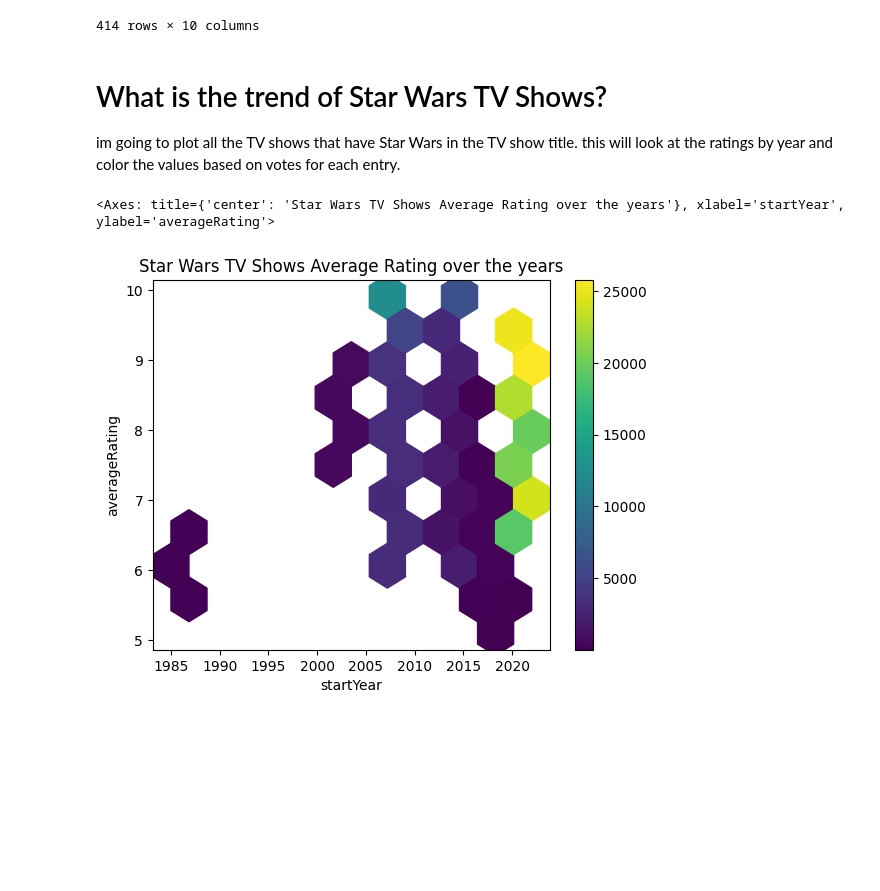
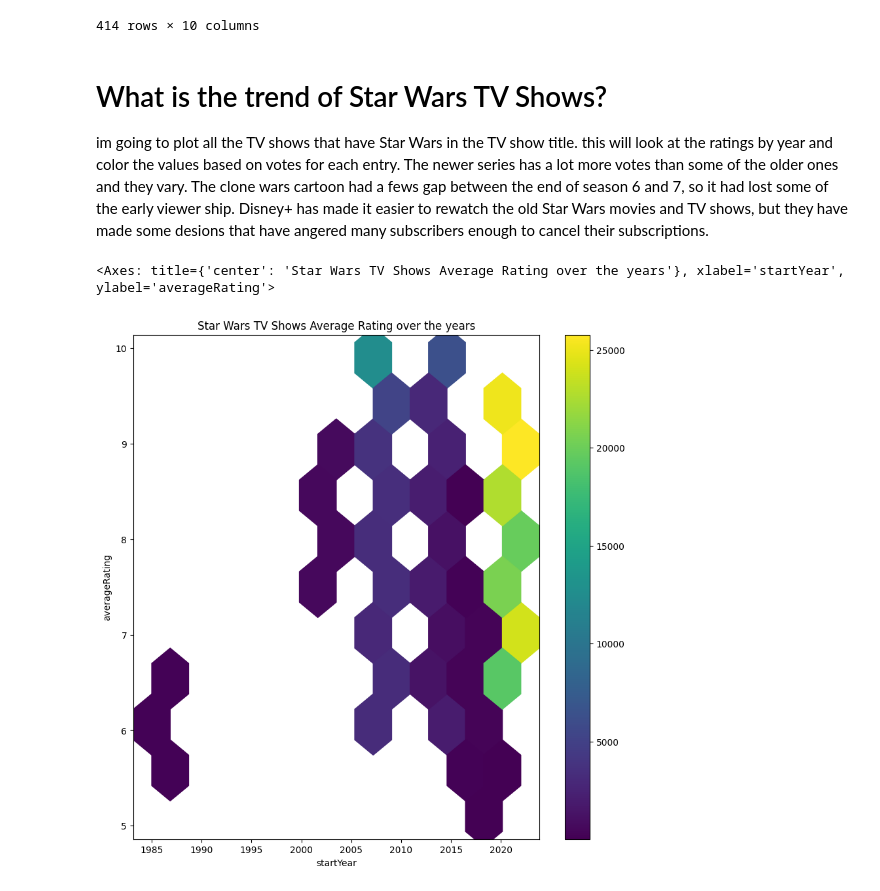
Before and after one commit to salamcast/IMDBnotebooks-DataAnalysis, a Jupyter notebook: imdb-star-wars-analysis.ipynb, the cells around one changed output. Saved outputs shown, nothing was run; the diff lists cells and outputs as text; code cells hidden in the pictures; blank space fills up the shorter version.

```diff
--- a/imdb-star-wars-analysis.ipynb
+++ b/imdb-star-wars-analysis.ipynb
@@ -182,0 +35,6 @@ IM = IMDB(tbasics_file, ratings_file)
+# %%
+!rm -f MediaProc.py
+!wget -O MediaProc.py https://raw.githubusercontent.com/salamcast/IMDBnotebook-MySQL/main/MediaProc.py
+
+import MediaProc as mp
+IM = mp.IMDB(tbasics_file, ratings_file)
@@ -302,15 +184,17 @@ SWTV
 414 rows × 10 columns
 # %% [markdown]
 # What is the trend of Star Wars TV Shows?
-im going to plot all the TV shows that have Star Wars in the TV show title.  this will look at the ratings by year and color the values based on votes for each entry.
+im going to plot all the TV shows that have Star Wars in the TV show title.  this will look at the ratings by year and color the values based on votes for each entry. The newer series has a lot more votes than some of the older ones and they vary. The clone wars cartoon had a fews gap between the end of season 6 and 7, so it had lost some of the early viewer ship. Disney+ has made it easier to rewatch the old Star Wars movies and TV shows, but they have made some desions that have angered many subscribers enough to cancel their subscriptions.
 # %%
 SWTV.plot.hexbin(x='startYear',
-                    y='averageRating',
-                    C='numVotes',
-                   # reduce_C_function=np.sum,
-                    gridsize=10,
-                    cmap="viridis", title="Star Wars TV Shows Average Rating over the years"
+                 y='averageRating',
+                 C='numVotes',
+                 # reduce_C_function=np.sum,
+                 gridsize=10,
+                 cmap="viridis",
+                 title="Star Wars TV Shows Average Rating over the years",
+                 figsize=(10, 10)
                )
 # %% [output]
 <Axes: title={'center': 'Star Wars TV Shows Average Rating over the years'}, xlabel='startYear', ylabel='averageRating'>
-[figure, old version]
+[figure, new version]
```
Also changed, not shown: parts of 21 cells of this notebook.
